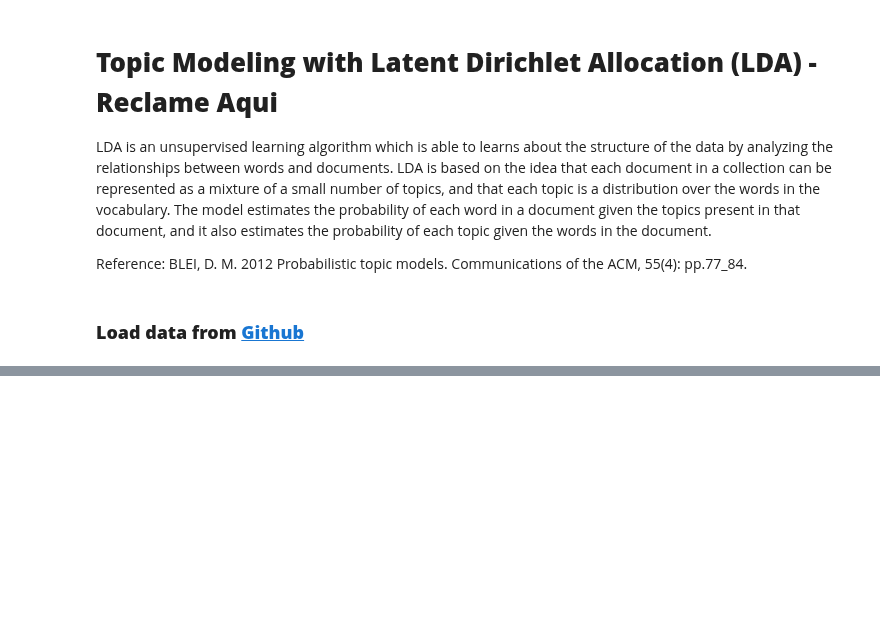
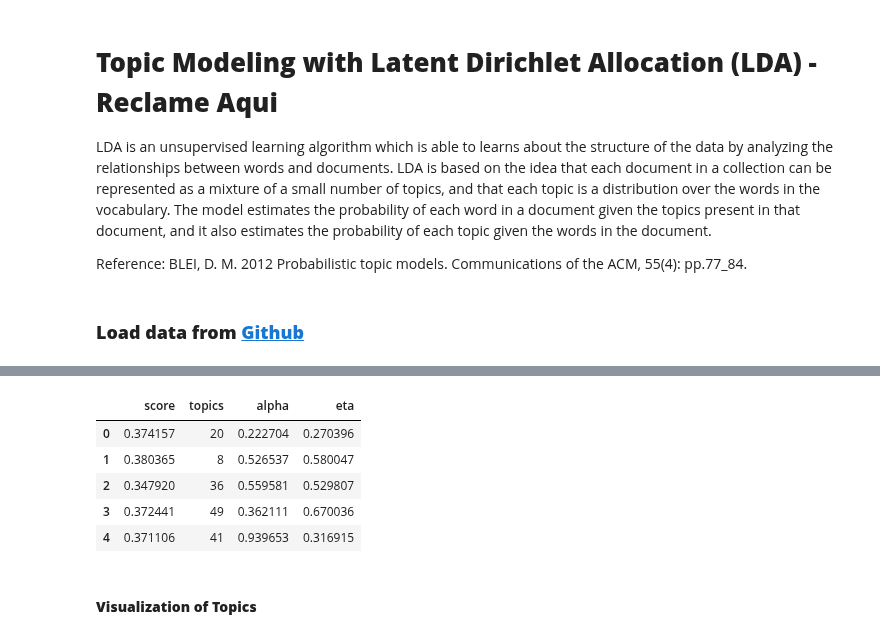
Before and after one commit to mathewsrc/Topic-Modeling-Reclame-Aqui, a Jupyter notebook: Topic_Modeling_Reclame_Aqui_with_LDA.ipynb, the cells around one changed output, grey strips where cells are left out. Drawn from its saved outputs; the diff is of its cells as text; code cells hidden in the pictures; blank space fills up the shorter version.

```diff
--- a/Topic_Modeling_Reclame_Aqui_with_LDA.ipynb
+++ b/Topic_Modeling_Reclame_Aqui_with_LDA.ipynb
@@ -17,0 +249,12 @@ sys.path.insert(0,'/content/Topic-Modeling-Reclame-Aqui')
+# %%
+scores = pd.read_csv(os.path.join(WORK_DIR , 'results', 'lda', 'coherence_scores.csv'))
+scores.head()
+# %% [output]
+|  | score | topics | alpha | eta |
+| 0 | 0.374157 | 20 | 0.222704 | 0.270396 |
+| 1 | 0.380365 | 8 | 0.526537 | 0.580047 |
+| 2 | 0.347920 | 36 | 0.559581 | 0.529807 |
+| 3 | 0.372441 | 49 | 0.362111 | 0.670036 |
+| 4 | 0.371106 | 41 | 0.939653 | 0.316915 |
+# %% [markdown]
+#### **Visualization of Topics**
```
Also changed, not shown: parts of 30 cells of this notebook.
